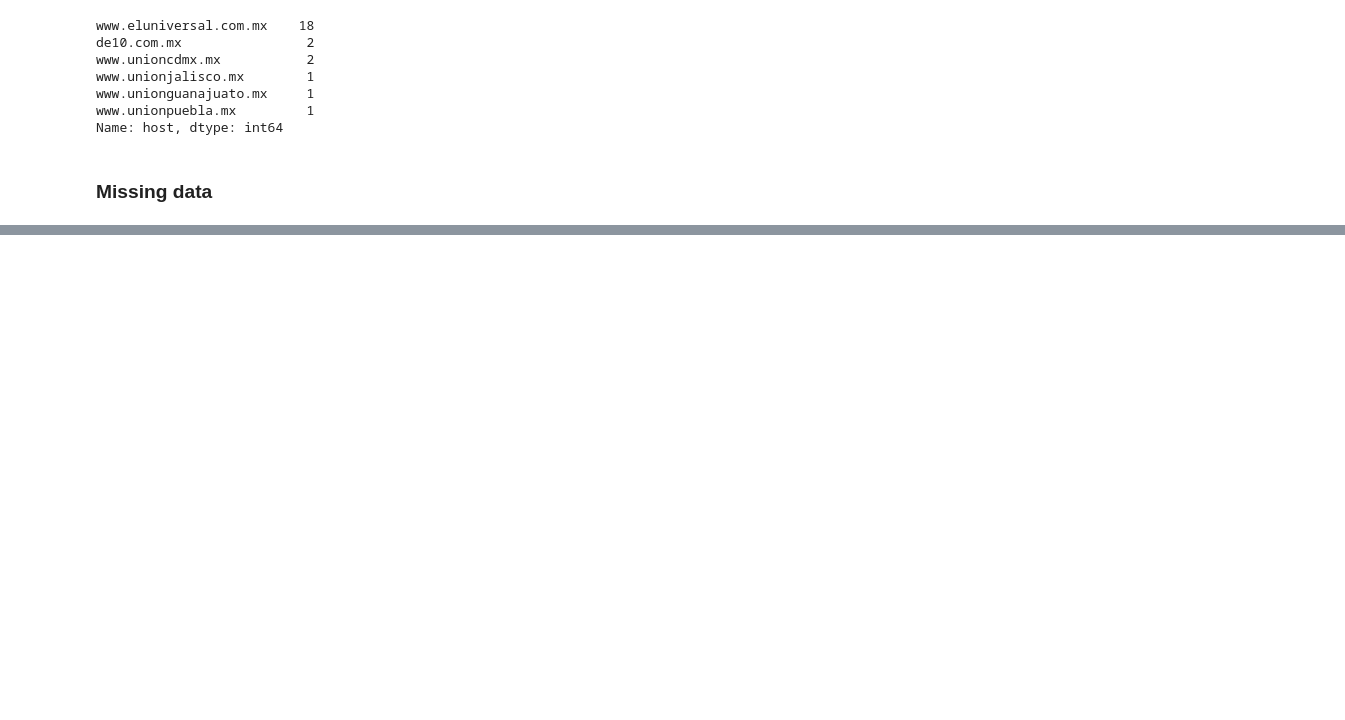
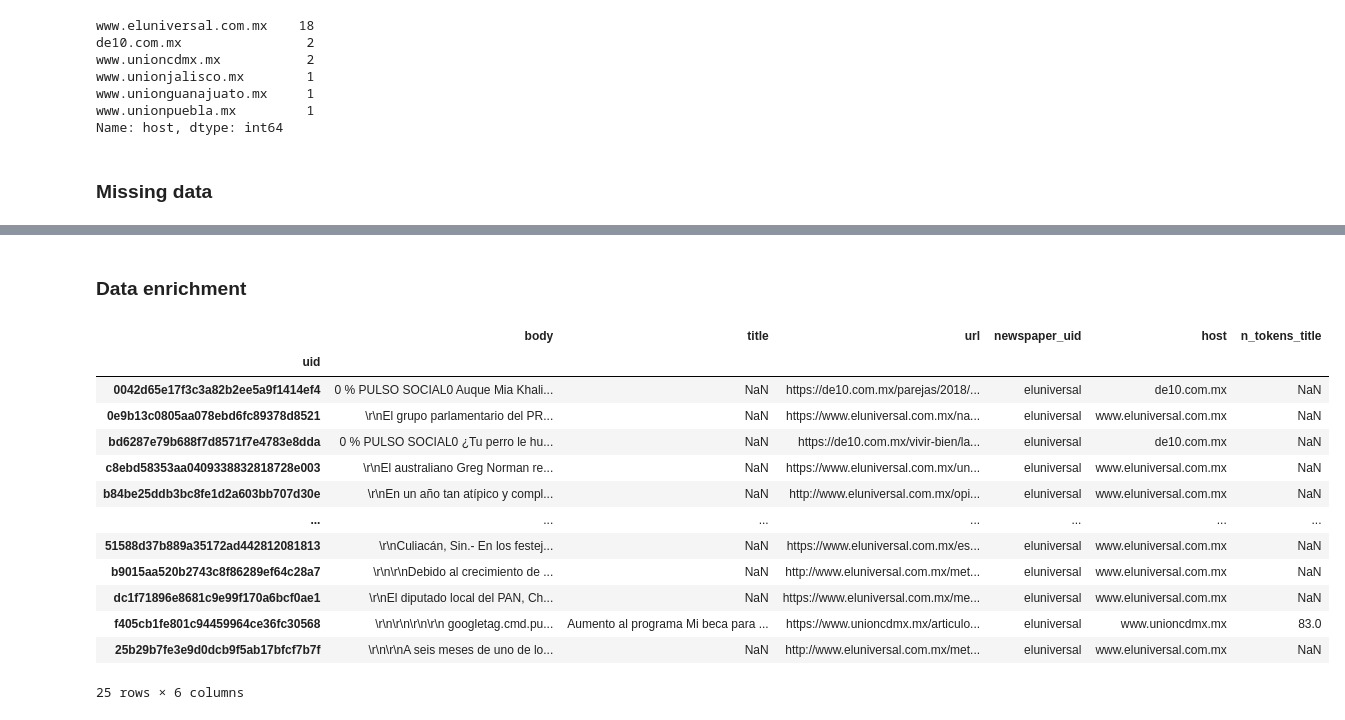
Before and after one commit to Cesar17188/scrapper, a Jupyter notebook: Platzi_data_live.ipynb, the cells around one changed output, grey strips where cells are left out. Saved outputs shown, nothing was run; the diff lists cells and outputs as text; code cells hidden in the pictures; blank space fills up the shorter version.

```diff
--- a/Platzi_data_live.ipynb
+++ b/Platzi_data_live.ipynb
@@ -395,0 +452,40 @@ missing_titles
+# %% [markdown]
+### Data enrichment
+# %%
+# 6 tokenizar el titulo y el body
+import nltk
+from nltk.corpus import stopwords
+
+# nltk.download('punkt')
+# nltk.download('stopwords')
+
+stop_words = set(stopwords.words('spanish'))
+
+def tokenize_column(df, column_name):
+    return (df
+               .dropna()
+               .apply(lambda row: nltk.word_tokenize(row[column_name]), axis=1)
+               .apply(lambda tokens: list(filter(lambda token: token.isalpha(), tokens)))
+               .apply(lambda tokens: list(map(lambda token:token.lower(), tokens)))
+               .apply(lambda word_list: list(filter(lambda word: word not in stop_words, word_list)))
+               .apply(lambda valid_word_list: len(valid_word_list))
+           )
+
+el_universal['n_tokens_title'] = tokenize_column(el_universal, 'body')
+
+el_universal
+# %% [output]
+|  | body | title | url | newspaper_uid | host | n_tokens_title |
+| uid |  |  |  |  |  |  |
+| 0042d65e17f3c3a82b2ee5a9f1414ef4 | 0 % PULSO SOCIAL0 Auque Mia Khali... | NaN | https://de10.com.mx/parejas/2018/... | eluniversal | de10.com.mx | NaN |
+| 0e9b13c0805aa078ebd6fc89378d8521 | \r\nEl grupo parlamentario del PR... | NaN | https://www.eluniversal.com.mx/na... | eluniversal | www.eluniversal.com.mx | NaN |
+| bd6287e79b688f7d8571f7e4783e8dda | 0 % PULSO SOCIAL0 ¿Tu perro le hu... | NaN | https://de10.com.mx/vivir-bien/la... | eluniversal | de10.com.mx | NaN |
+| c8ebd58353aa0409338832818728e003 | \r\nEl australiano Greg Norman re... | NaN | https://www.eluniversal.com.mx/un... | eluniversal | www.eluniversal.com.mx | NaN |
+| b84be25ddb3bc8fe1d2a603bb707d30e | \r\nEn un año tan atípico y compl... | NaN | http://www.eluniversal.com.mx/opi... | eluniversal | www.eluniversal.com.mx | NaN |
+| ... | ... | ... | ... | ... | ... | ... |
+| 51588d37b889a35172ad442812081813 | \r\nCuliacán, Sin.- En los festej... | NaN | https://www.eluniversal.com.mx/es... | eluniversal | www.eluniversal.com.mx | NaN |
+| b9015aa520b2743c8f86289ef64c28a7 | \r\n\r\nDebido al crecimiento de ... | NaN | http://www.eluniversal.com.mx/met... | eluniversal | www.eluniversal.com.mx | NaN |
+| dc1f71896e8681c9e99f170a6bcf0ae1 | \r\nEl diputado local del PAN, Ch... | NaN | https://www.eluniversal.com.mx/me... | eluniversal | www.eluniversal.com.mx | NaN |
+| f405cb1fe801c94459964ce36fc30568 | \r\n\r\n\r\n\r\n googletag.cmd.pu... | Aumento al programa Mi beca para ... | https://www.unioncdmx.mx/articulo... | eluniversal | www.unioncdmx.mx | 83.0 |
+| 25b29b7fe3e9d0dcb9f5ab17bfcf7b7f | \r\n\r\nA seis meses de uno de lo... | NaN | http://www.eluniversal.com.mx/met... | eluniversal | www.eluniversal.com.mx | NaN |
+25 rows × 6 columns
```
Also changed, not shown: parts of 5 cells of this notebook, 1 other file.
